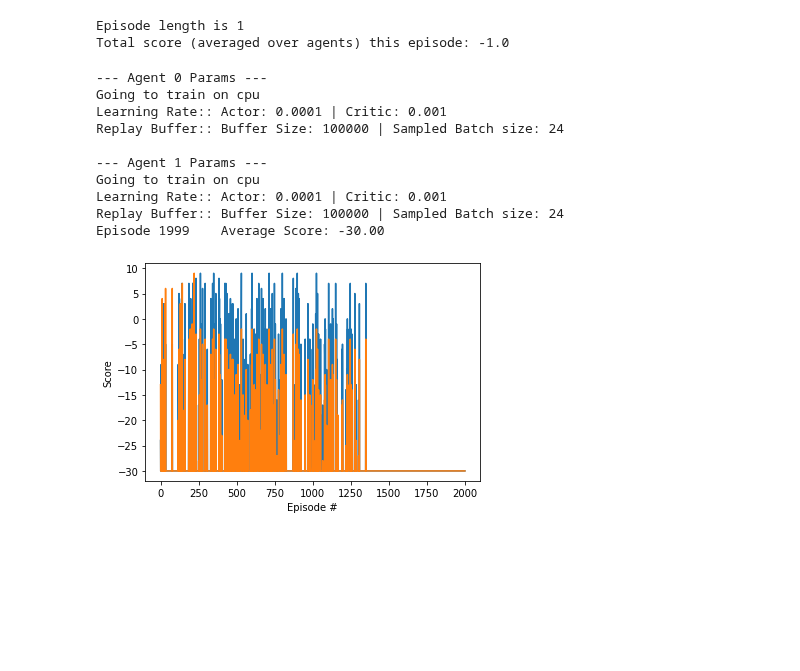
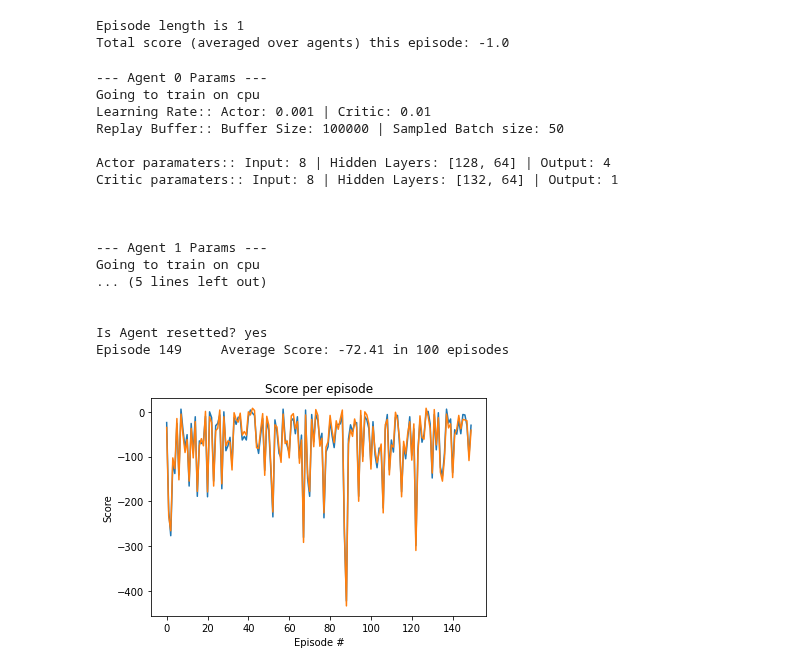
Before and after one commit to applied-exploration/multi-drl, a Jupyter notebook: agent_new/test_training.ipynb, the cells around one changed output. Cells and saved outputs as stored; diff of their text form; code cells hidden in the pictures; blank space fills up the shorter version.

Commit message:
fix: Debugged the multi agent, training works now
Scores are horrendous though.

```diff
--- a/agent_new/test_training.ipynb
+++ b/agent_new/test_training.ipynb
@@ -73,7 +74,7 @@ Reward:  [-1, -1]
 Done:  False
 # %%
 # Create Environment
-agents = MADDPG(state_size=int(state_size/num_agent), action_size=action_size, random_seed = 1, num_agent=num_agent)
+agents = MADDPG(state_size=state_size, action_size=action_size, random_seed = 1, num_agent=num_agent)
 # %% [output]
 --- Agent 0 Params ---
 Going to train on cpu
@@ -113,7 +122,7 @@ Total score (averaged over agents) this episode: -1.0
 # %%
 def DDPG_simple_train(agents, env, max_t=100, n_episodes=1):
     scores = []                        # list containing scores from each episode
-    scores_window = deque(maxlen=20)  # last 100 scores
+    scores_window = deque(maxlen=SCORES_WINDOW)  # last 100 scores
 
     for i_episode in range(n_episodes):
         states = env.reset()                                   # reset the environment & get the current state (for each agent)
@@ -133,35 +142,43 @@ def DDPG_simple_train(agents, env, max_t=100, n_episodes=1):
 
         scores.append(cum_scores.copy())
         scores_window.append(cum_scores[0].copy())
-        print('\rEpisode {}\tAverage Score: {:.2f}'.format(i_episode, np.mean(scores_window)), end="")
+        print('\rEpisode {}\tAverage Score: {:.2f} in {} episodes'.format(i_episode, np.mean(scores_window), len(scores_window)), end="")
 
         # print("\r", 'Episode length is {}'.format(episode_length),  end="")
         # print("\r", 'Total score (averaged over agents) {} episode: {}'.format(np.mean(cum_scores))), end="")
 
     return scores
 # %%
-new_agents = MADDPG(state_size=int(state_size/num_agent), action_size=action_size, random_seed = 1, num_agent=num_agent)
-
-scores = DDPG_simple_train(new_agents, env, 30, 2000)
+agents.reset(state_size=state_size, action_size=action_size, random_seed = 1, num_agent=num_agent)
+print("Is Agent resetted?", 'yes' if 0==len(agents.maddpg_agent[0].memory) else 'no')
+scores = DDPG_simple_train(agents, env, 1000, 150)
 # %% [output]
 --- Agent 0 Params ---
 Going to train on cpu
-Learning Rate:: Actor: 0.0001 | Critic: 0.001
-Replay Buffer:: Buffer Size: 100000 | Sampled Batch size: 24
+Learning Rate:: Actor: 0.001 | Critic: 0.01
+Replay Buffer:: Buffer Size: 100000 | Sampled Batch size: 50
+
+Actor paramaters:: Input: 8 | Hidden Layers: [128, 64] | Output: 4
+Critic paramaters:: Input: 8 | Hidden Layers: [132, 64] | Output: 1
+
+
 
 --- Agent 1 Params ---
 Going to train on cpu
-Learning Rate:: Actor: 0.0001 | Critic: 0.001
-Replay Buffer:: Buffer Size: 100000 | Sampled Batch size: 24
-Episode 1999    Average Score: -30.00
+... (5 lines left out)
+
+
+Is Agent resetted? yes
+Episode 149     Average Score: -72.41 in 100 episodes
 # %%
 #interactive_plotting(scores, 100)
 
 fig = plt.figure()
+plt.title("Score per episode")
 ax = fig.add_subplot(111)
 plt.plot(np.arange(len(scores)), scores)
 plt.ylabel('Score')
 plt.xlabel('Episode #')
 plt.show()
 # %% [output]
-[figure, old version]
+[figure, new version]
```
Also changed, not shown: parts of 4 cells of this notebook, 4 other files.
